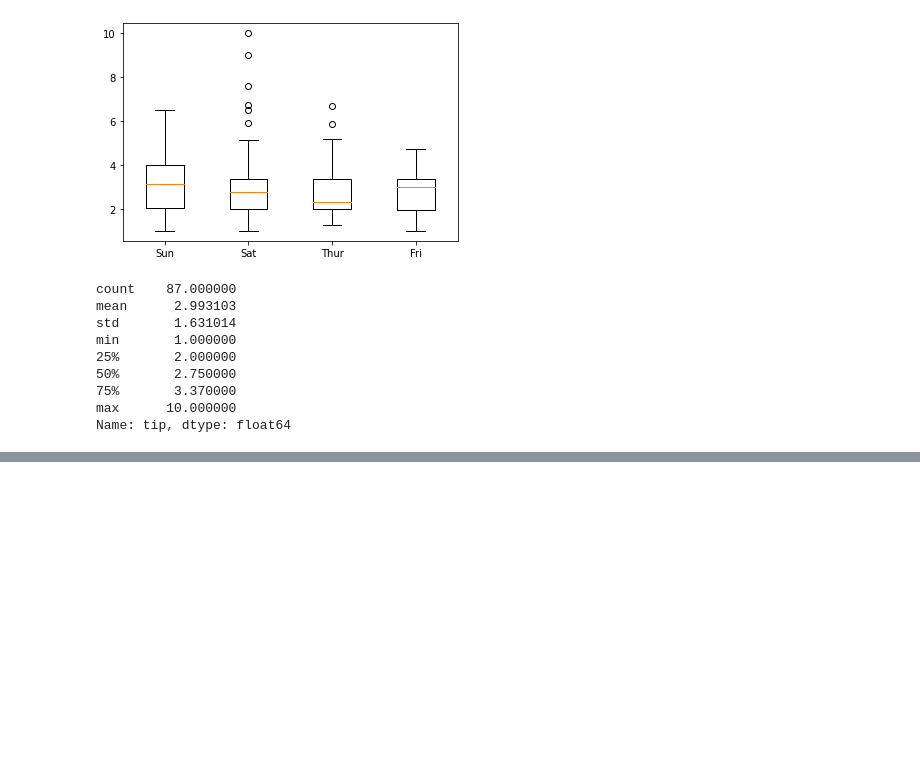
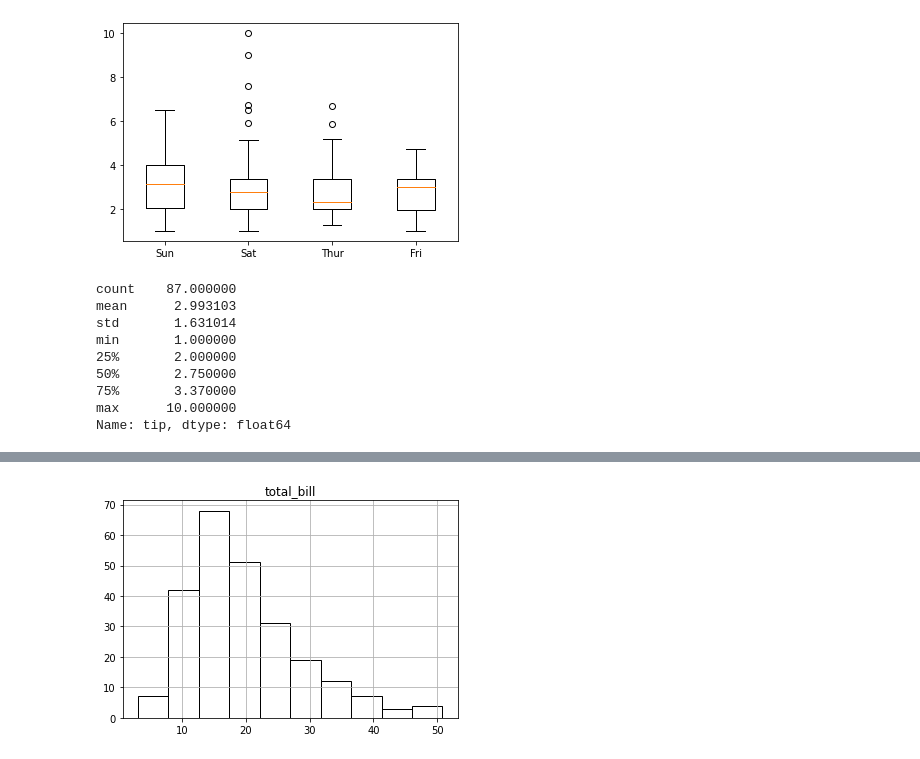
Before and after one commit to sangjin94/SQL_ITWILL, a Jupyter notebook: da05_matplotlib.ipynb, the cells around one changed output, grey strips where cells are left out. Saved outputs shown, nothing was run; the diff lists cells and outputs as text; code cells hidden in the pictures; blank space fills up the shorter version.

```diff
--- a/da05_matplotlib.ipynb
+++ b/da05_matplotlib.ipynb
@@ -410,0 +430,10 @@ Name: tip, dtype: float64
+# %%
+plt.hist(x=tips['total_bill'],bins=10, edgecolor='black',color='white')
+# bins= 막대 개수, 구간
+# color= 막대를 채우는 색깔
+# edgecolor= 막대의 테두리 색깔
+plt.grid()
+plt.title('total_bill')
+plt.show()
+# %% [output]
+[figure, added]
```
Also changed, not shown: parts of 38 cells of this notebook.
